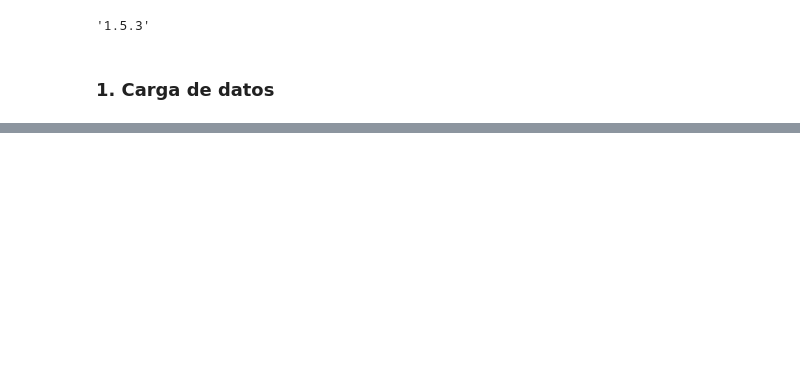
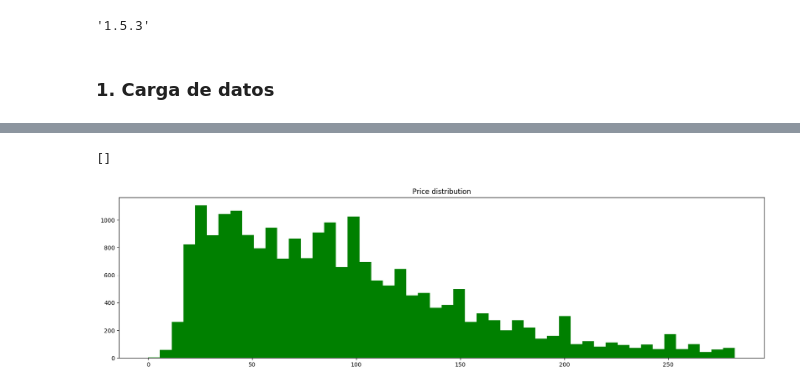
Before and after one commit to Jucavilav/Ciencia-de-datos, a Jupyter notebook: JuanCarlosAvila.ipynb, the cells around one changed output, grey strips where cells are left out. Saved outputs shown, nothing was run; the diff lists cells and outputs as text; code cells hidden in the pictures; blank space fills up the shorter version.

```diff
--- a/JuanCarlosAvila.ipynb
+++ b/JuanCarlosAvila.ipynb
@@ -38,0 +142,13 @@ listings_df = pd.read_csv("/listings.csv.gz")
+# %%
+# Cálculos para determinar en un umbral de valor atípico
+q1 = listings_df["price_float"].quantile(0.25)
+q3 = listings_df["price_float"].quantile(0.75)
+iqr = q3 - q1
+# %%
+plt.figure(figsize=(20, 5))
+plt.hist(listings_df.loc[listings_df["price_float"] <= (q3 + 1.5 * iqr)]["price_float"], bins=50, color='green')
+plt.title("Price distribution")
+plt.plot()
+# %% [output]
+[]
+[figure, added]
```
Also changed, not shown: parts of 16 cells of this notebook.
